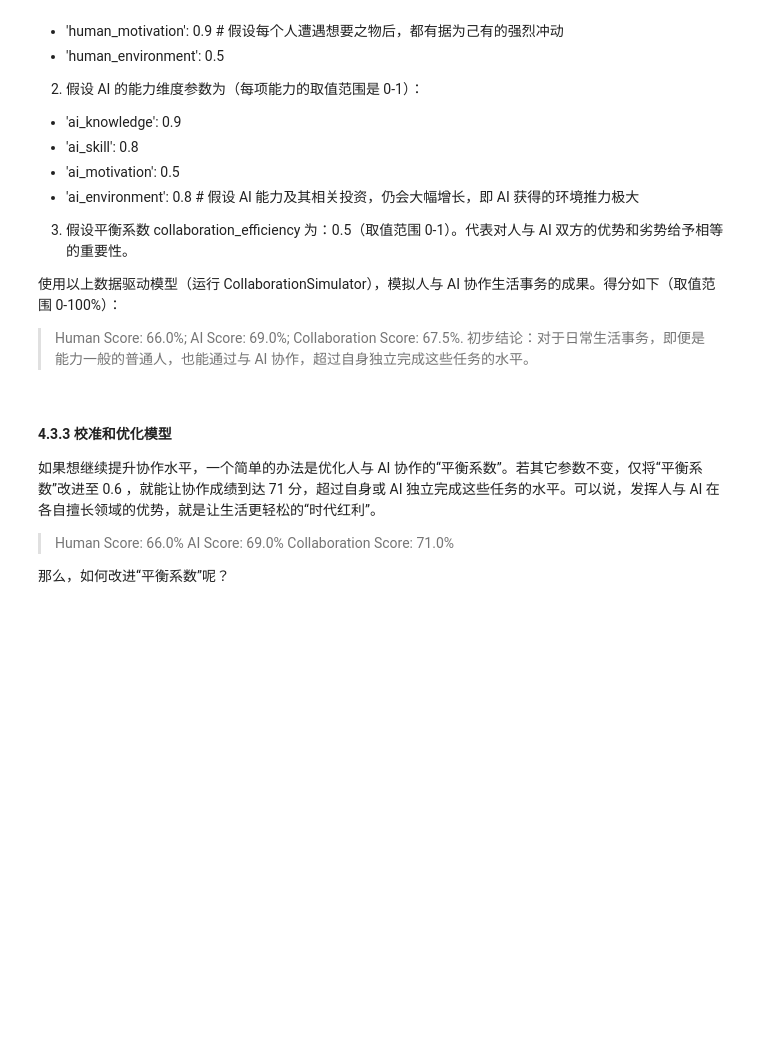
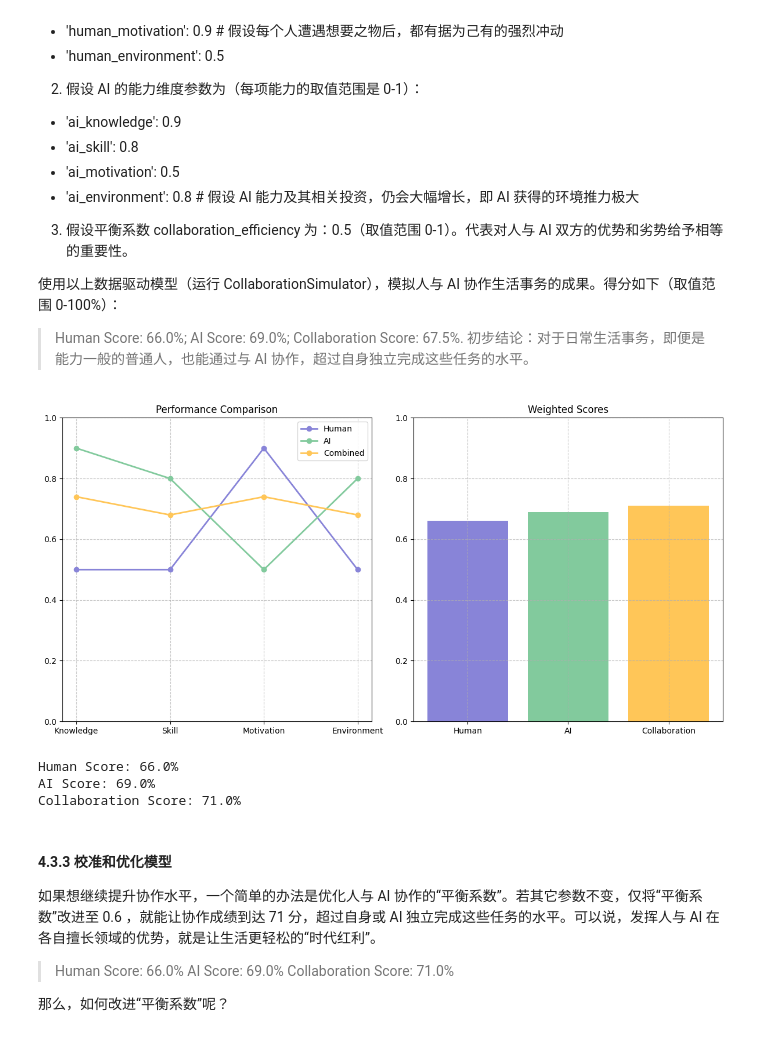
Before and after one commit to Bigbird-Yudao/Coevolution, a Jupyter notebook: CollaborateWithAI.ipynb, the cells around one changed output. Cells and saved outputs as stored; diff of their text form; code cells hidden in the pictures; blank space fills up the shorter version.

```diff
--- a/CollaborateWithAI.ipynb
+++ b/CollaborateWithAI.ipynb
@@ -1141,7 +1323,7 @@ class CollaborationSimulator:
             'weight_environment': 0.4,
 
             # 协作效率
-            'collaboration_efficiency': 0.75,
+            'collaboration_efficiency': 0.5,
         }
 
         # 创建交互式控件
@@ -1268,33 +1450,38 @@ class CollaborationSimulator:
         plt.show()
 
         # 打印具体分数
         print(f"Human Score: {human_score:.1%}")
         print(f"AI Score: {ai_score:.1%}")
         print(f"Collaboration Score: {collab_score:.1%}")
 
     def update_visualization(self, _=None):
         """更新可视化"""
         clear_output(wait=True)
         self.plot_results()
 
     def display_simulator(self):
         """显示模拟器"""
         # 创建三列布局
         human_box = widgets.VBox([widgets.HTML("<h3>Human Capabilities</h3>")] +
                                list(self.human_sliders.values()))
         ai_box = widgets.VBox([widgets.HTML("<h3>AI Capabilities</h3>")] +
                             list(self.ai_sliders.values()))
         params_box = widgets.VBox([widgets.HTML("<h3>Weights & Efficiency</h3>")] +
                                 list(self.weight_sliders.values()) +
                                 [self.efficiency_slider, self.update_button])
 
         # 显示控件
         display(widgets.HBox([human_box, ai_box, params_box]))
         self.plot_results()
 
 # 创建并显示模拟器
 simulator = CollaborationSimulator()
 simulator.display_simulator()
+# %% [output]
+[figure, added]
+Human Score: 66.0%
+AI Score: 69.0%
+Collaboration Score: 71.0%
 # %% [markdown]
 #### 4.3.3 校准和优化模型
 如果想继续提升协作水平，一个简单的办法是优化人与 AI 协作的“平衡系数”。若其它参数不变，仅将“平衡系数”改进至 0.6 ，就能让协作成绩到达 71 分，超过自身或 AI 独立完成这些任务的水平。可以说，发挥人与 AI 在各自擅长领域的优势，就是让生活更轻松的“时代红利”。
```
Also changed, not shown: parts of 12 cells of this notebook.
